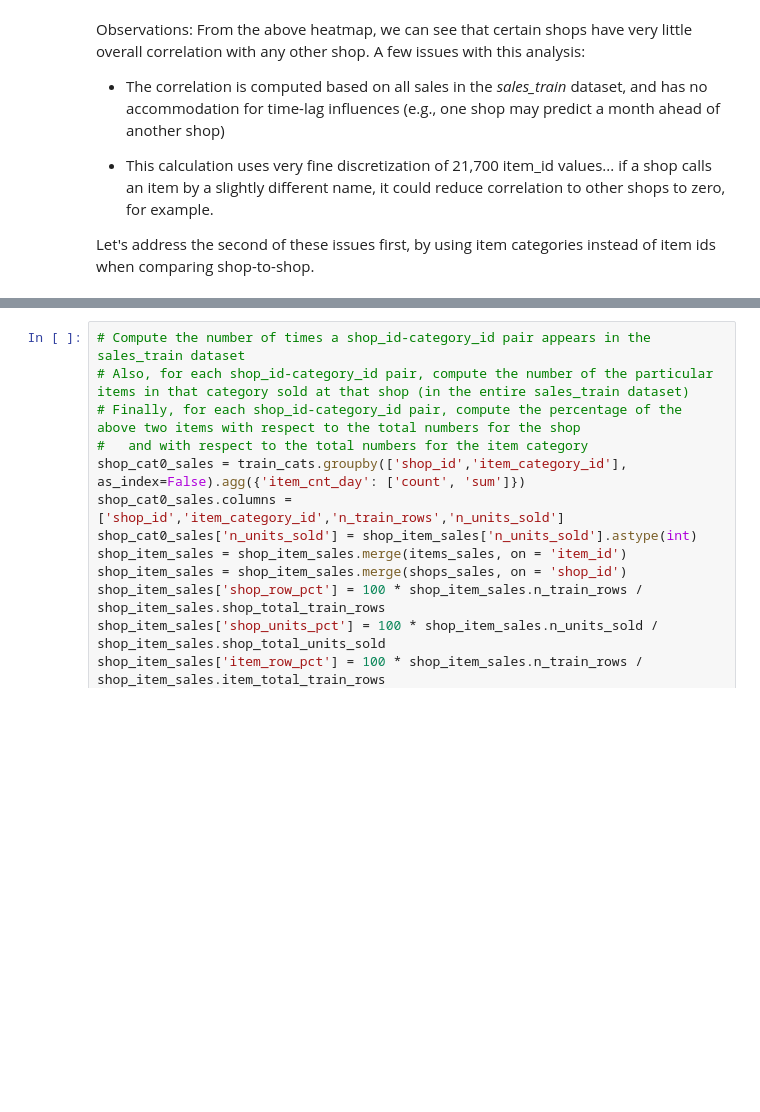
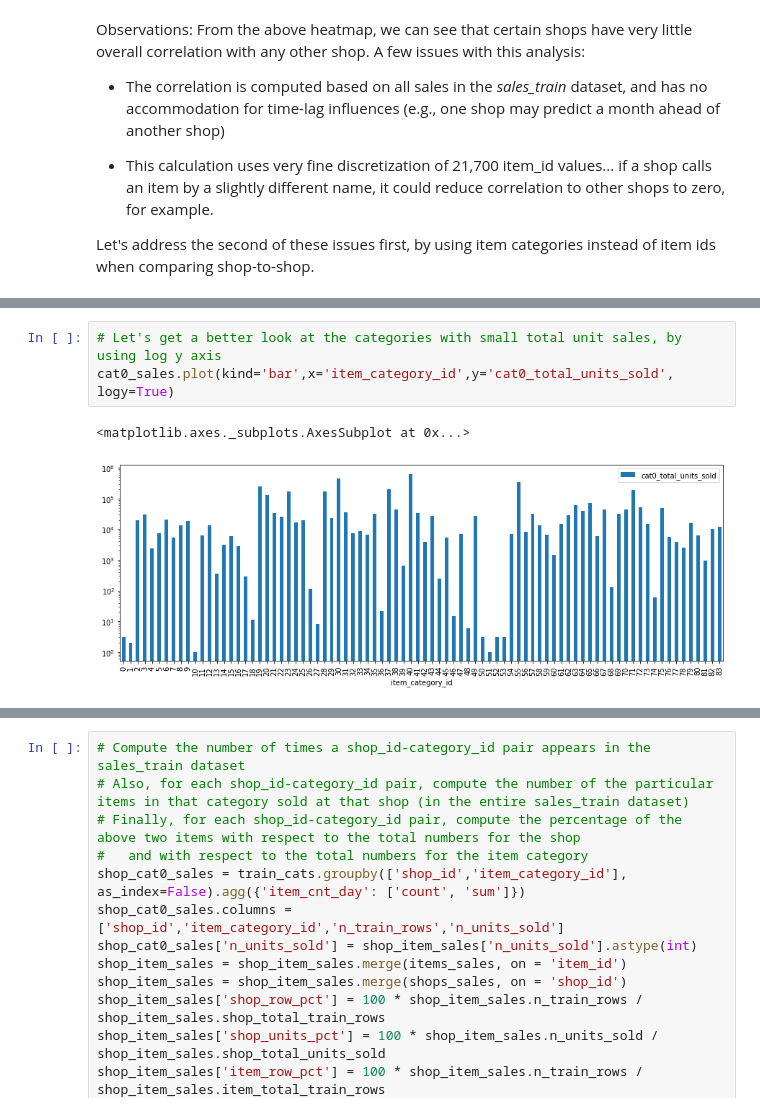
Before and after one commit to migai/Kag, a Jupyter notebook: ipynb_versions/MG_EDA_v2.7 correlation heatmaps.ipynb, the cells around one changed output, grey strips where cells are left out. Drawn from its saved outputs; the diff is of its cells as text; blank space fills up the shorter version.

Commit message:
v2.7 shop-category correlation and subcat update

```diff
--- a/ipynb_versions/MG_EDA_v2.7 correlation heatmaps.ipynb
+++ b/ipynb_versions/MG_EDA_v2.7 correlation heatmaps.ipynb
@@ -1004,3 +1010,9 @@ max                  83                 564652                 634171
 [5 rows x 4 columns]
 <matplotlib.axes._subplots.AxesSubplot at 0x...>
 [figure]
+# %%
+# Let's get a better look at the categories with small total unit sales, by using log y axis
+cat0_sales.plot(kind='bar',x='item_category_id',y='cat0_total_units_sold', logy=True)
+# %% [output]
+<matplotlib.axes._subplots.AxesSubplot at 0x...>
+[figure, added]
```
Also changed, not shown: parts of 13 cells of this notebook, 1 other file.
